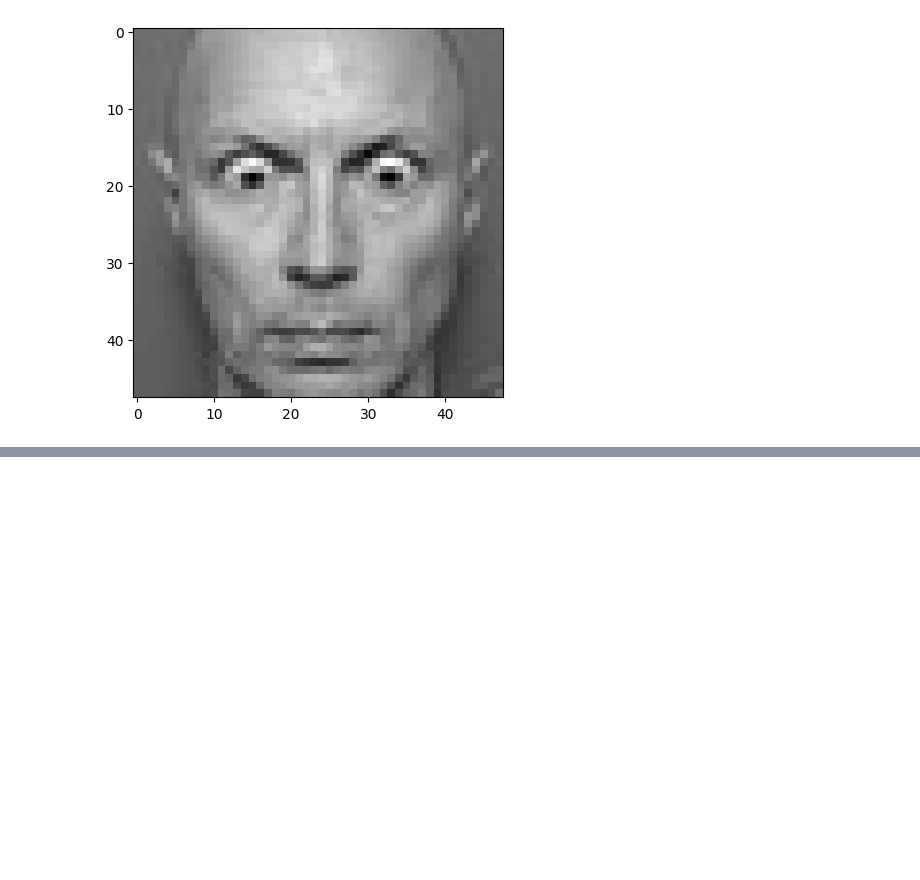
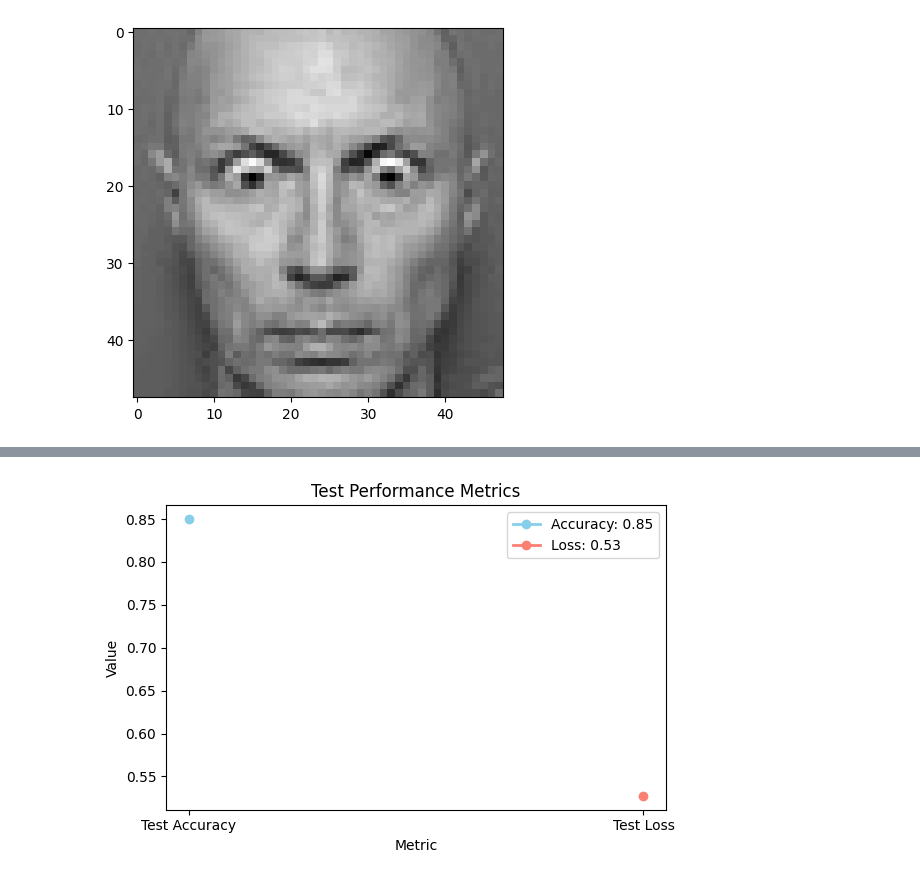
Before and after one commit to subin-shk/FaceTune, a Jupyter notebook: trainmodel.ipynb, the cells around one changed output, grey strips where cells are left out. Saved outputs shown, nothing was run; the diff lists cells and outputs as text; code cells hidden in the pictures; blank space fills up the shorter version.

```diff
--- a/trainmodel.ipynb
+++ b/trainmodel.ipynb
@@ -172,7 +172,7 @@ tf.config.list_physical_devices('GPU')
 # %% [output]
 []
 # %%
-model.fit(x= x_train,y = y_train, batch_size = 128, epochs = 100, validation_data = (x_test,y_test))
+history = model.fit(x= x_train,y = y_train, batch_size = 128, epochs = 100, validation_data = (x_test,y_test))
 # %% [output]
 Epoch 1/100
 226/226 ━━━━━━━━━━━━━━━━━━━━ 329s 1s/step - accuracy: 0.3548 - loss: 1.6178 - val_accuracy: 0.4444 - val_loss: 1.4386
@@ -301,0 +312,26 @@ model prediction is  surprise
+# %%
+import matplotlib.pyplot as plt
+
+# Evaluate the model on the test set
+test_loss, test_accuracy = model.evaluate(x_test, y_test, verbose=1)
+
+# Create a line plot for test performance metrics
+plt.figure(figsize=(6, 4))
+
+# Create a line for Test Accuracy and Test Loss
+plt.plot(['Test Accuracy'], [test_accuracy], marker='o', color='skyblue', label=f'Accuracy: {test_accuracy:.2f}', linewidth=2)
+plt.plot(['Test Loss'], [test_loss], marker='o', color='salmon', label=f'Loss: {test_loss:.2f}', linewidth=2)
+
+# Add labels, title, and legend
+plt.title('Test Performance Metrics')
+plt.ylabel('Value')
+plt.xlabel('Metric')
+plt.legend()
+
+plt.tight_layout()
+plt.show()
+
+# Print the test results
+print(f"Test Loss: {test_loss}")
+print(f"Test Accuracy: {test_accuracy}")
+# %% [output]
@@ -301,0 +339 @@ model prediction is  surprise
+[figure, added]
```
Also changed, not shown: parts of 5 cells of this notebook, 9 other files.
